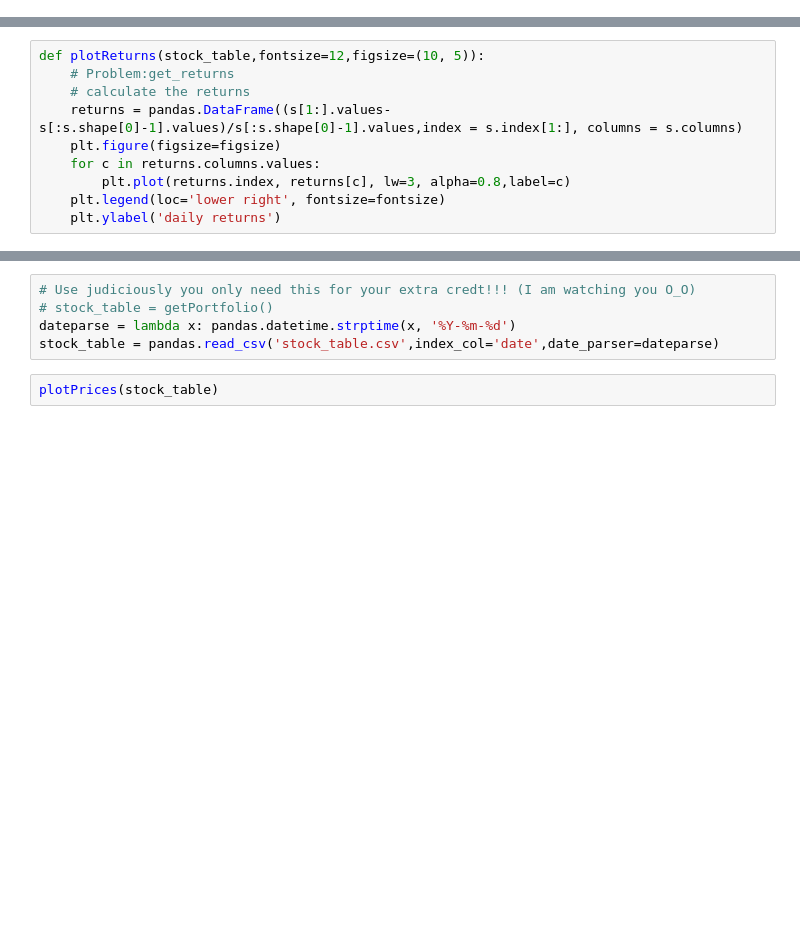
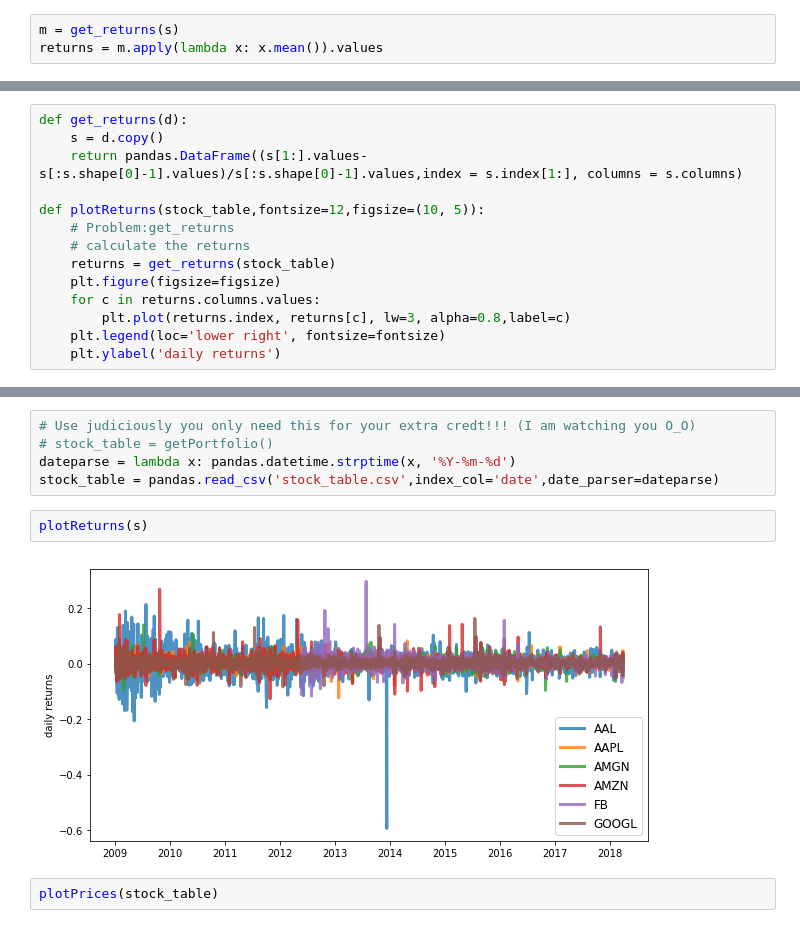
Before and after one commit to nicwigs/440, a Jupyter notebook: projects/01/portOpt_censored.ipynb, the cells around one changed output, grey strips where cells are left out. Saved outputs shown, nothing was run; the diff lists cells and outputs as text; blank space fills up the shorter version.

Commit message:
get_mean_returns, get_stds,get_corr understood

```diff
--- a/projects/01/portOpt_censored.ipynb
+++ b/projects/01/portOpt_censored.ipynb
@@ -87,0 +66,3 @@ pandas.DataFrame((s[1:].values-s[:s.shape[0]-1].values)/s[:s.shape[0]-1].values,
+# %%
+m = get_returns(s)
+returns = m.apply(lambda x: x.mean()).values
@@ -166,10 +187,14 @@ def plotPrices(stock_table,fontsize=12,figsize=(14, 7)):
     plt.legend(loc='upper left', fontsize=fontsize)
     plt.ylabel('price in $')
 # %%
+def get_returns(d):
+    s = d.copy()
+    return pandas.DataFrame((s[1:].values-s[:s.shape[0]-1].values)/s[:s.shape[0]-1].values,index = s.index[1:], columns = s.columns)
+
 def plotReturns(stock_table,fontsize=12,figsize=(10, 5)):
     # Problem:get_returns
     # calculate the returns
-    returns = pandas.DataFrame((s[1:].values-s[:s.shape[0]-1].values)/s[:s.shape[0]-1].values,index = s.index[1:], columns = s.columns)
+    returns = get_returns(stock_table)
     plt.figure(figsize=figsize)
     for c in returns.columns.values:
         plt.plot(returns.index, returns[c], lw=3, alpha=0.8,label=c)
@@ -184,6 +209,10 @@ def plotReturns(stock_table,fontsize=12,figsize=(10, 5)):
 # stock_table = getPortfolio()
 dateparse = lambda x: pandas.datetime.strptime(x, '%Y-%m-%d')
 stock_table = pandas.read_csv('stock_table.csv',index_col='date',date_parser=dateparse)
+# %%
+plotReturns(s)
+# %% [output]
+[figure, added]
 # %%
 plotPrices(stock_table)
 # %% [output]
```
Also changed, not shown: parts of 5 cells of this notebook.
